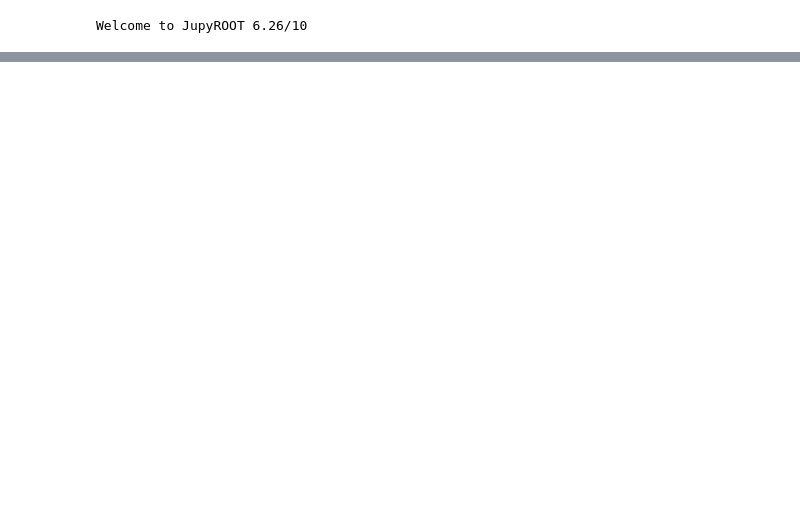
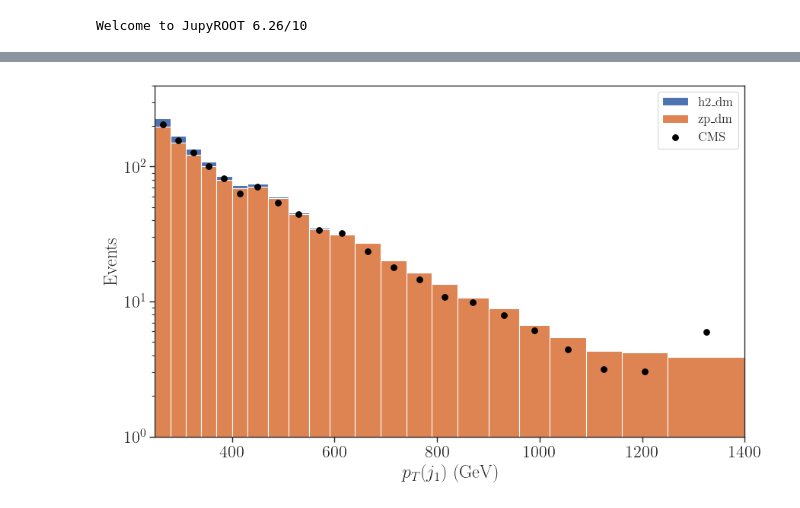
Before and after one commit to SModelS/smodelsv3-paper, a Jupyter notebook: notebooks/PlotPT-MediatorLHE-Copy1.ipynb, the cells around one changed output, grey strips where cells are left out. Cells and saved outputs as stored; diff of their text form; code cells hidden in the pictures; blank space fills up the shorter version.

Commit message:
updated plot

```diff
--- a/notebooks/PlotPT-MediatorLHE-Copy1.ipynb
+++ b/notebooks/PlotPT-MediatorLHE-Copy1.ipynb
@@ -276,0 +200,15 @@ plt.show()
+# %%
+## Filter CMS data
+
+modelFilter = {
+ 'Mode' : 'DM+QCDjets',
+ 'Coupling' : 'Axial',
+ '$M_{med}$' : 2000.0,
+ '$m_{\chi}$' : 1.0,
+ '$g_{\chi}$' : 1.0,
+ '$g_{q}$' : 0.25}
+
+
+textstr = '\n'.join([r'%s = %s' %(k,v) for k,v in modelFilter.items()])
+dfModel = cmsData.loc[(cmsData[list(modelFilter)] == pd.Series(modelFilter)).all(axis=1)]
+dfModel = dfModel[dfModel['Data-takingperiod'] == 2017]
@@ -276,0 +242,2 @@ plt.show()
+# %%
+k = ptCMS.sum()/binned['zp_dm'].sum()
@@ -276,0 +246,18 @@ plt.show()
+# %%
+fig = plt.figure(figsize=(10,6))
+
+plt.hist(binCenter, bins=binLeft, weights=k*ptTotal, stacked=True, label='h2_dm')
+# plt.hist(binCenter, bins=binLeft, weights=binned['h2_dm'], stacked=True, label='h2_dm')
+plt.hist(binCenter, bins=binLeft, weights=k*binned['zp_dm'], stacked=True, label='zp_dm')
+
+plt.scatter(x=binCenter, y=ptCMS, s=30, color='black', label='CMS')
+
+plt.yscale('log')
+plt.ylim(1e0,4e2)
+plt.xlabel(r'$p_T(j_1)$ (GeV)')
+plt.ylabel(r'Events')
+plt.xlim(250,1400)
+plt.legend(loc='upper right', fontsize='x-small')
+plt.show()
+# %% [output]
+[figure, added]
```
Also changed, not shown: parts of 17 cells of this notebook, 6 other files.
